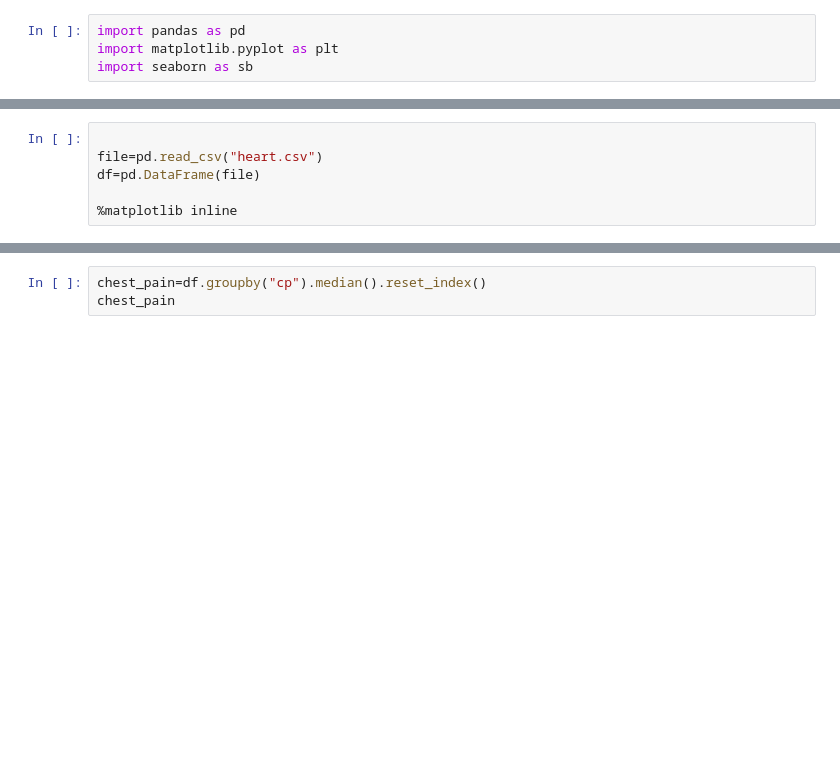
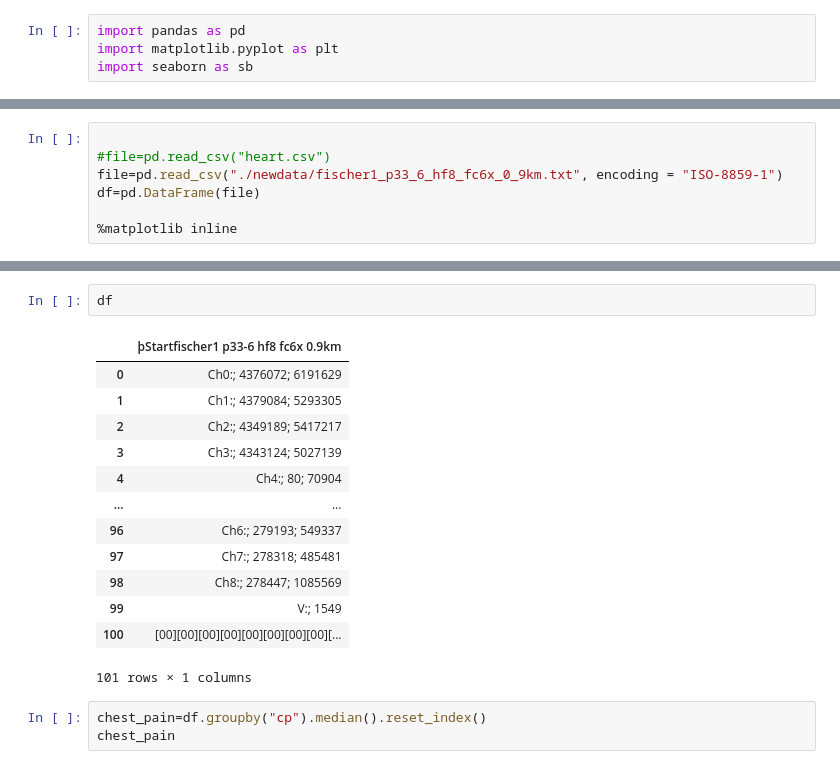
Before and after one commit to ahmadasmandar/python_tutorials, a Jupyter notebook: data_manipulation/tut_pandas.ipynb, the cells around one changed output, grey strips where cells are left out. Saved outputs shown, nothing was run; the diff lists cells and outputs as text; blank space fills up the shorter version.

```diff
--- a/data_manipulation/tut_pandas.ipynb
+++ b/data_manipulation/tut_pandas.ipynb
@@ -34,6 +34,7 @@ print(content)
 # %%
 
-file=pd.read_csv("heart.csv")
+#file=pd.read_csv("heart.csv")
+file=pd.read_csv("./newdata/fischer1_p33_6_hf8_fc6x_0_9km.txt", encoding = "ISO-8859-1")
 df=pd.DataFrame(file)
 
 %matplotlib inline
@@ -48,3 +41,19 @@ df=pd.DataFrame(file)
+# %%
+df
+# %% [output]
+|  | þStartfischer1 p33-6 hf8 fc6x 0.9km |
+| 0 | Ch0:; 4376072; 6191629 |
+| 1 | Ch1:; 4379084; 5293305 |
+| 2 | Ch2:; 4349189; 5417217 |
+| 3 | Ch3:; 4343124; 5027139 |
+| 4 | Ch4:; 80; 70904 |
+| ... | ... |
+| 96 | Ch6:; 279193; 549337 |
+| 97 | Ch7:; 278318; 485481 |
+| 98 | Ch8:; 278447; 1085569 |
+| 99 | V:; 1549 |
+| 100 | [00][00][00][00][00][00][00][00][... |
+101 rows × 1 columns
 # %%
 chest_pain=df.groupby("cp").median().reset_index()
 chest_pain
```
Also changed, not shown: parts of 2 cells of this notebook.
